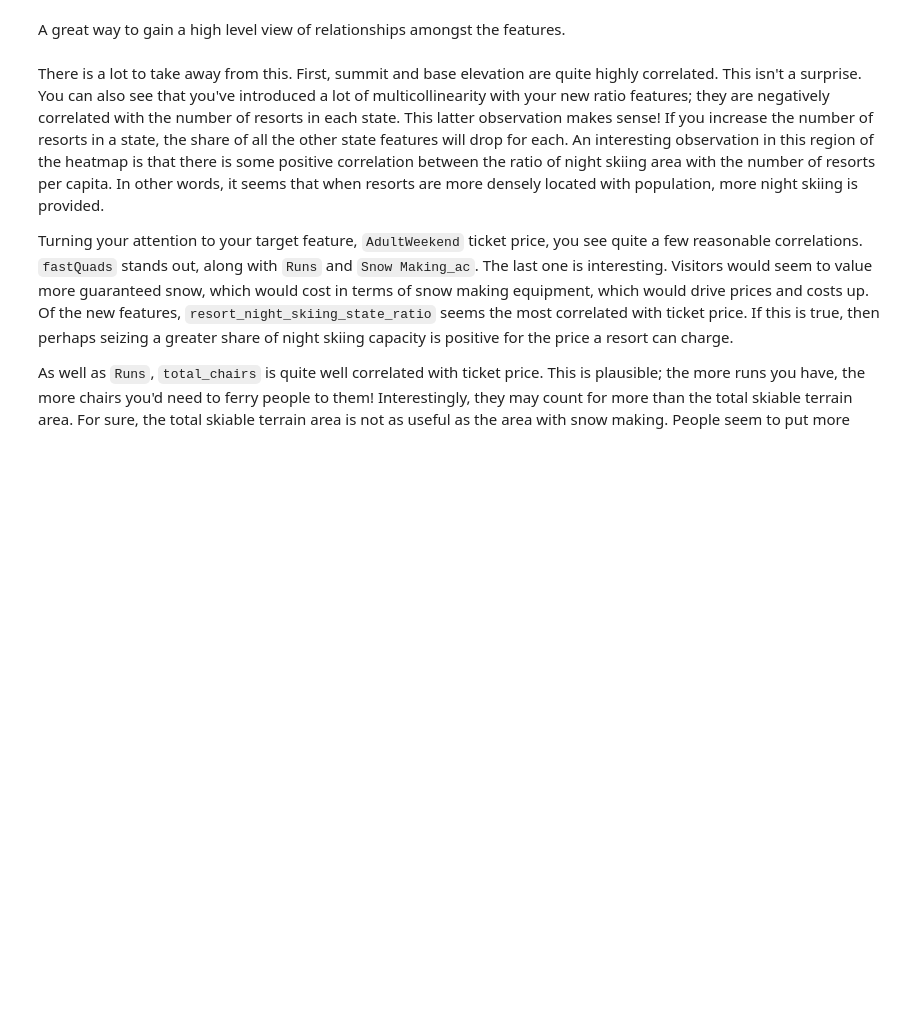
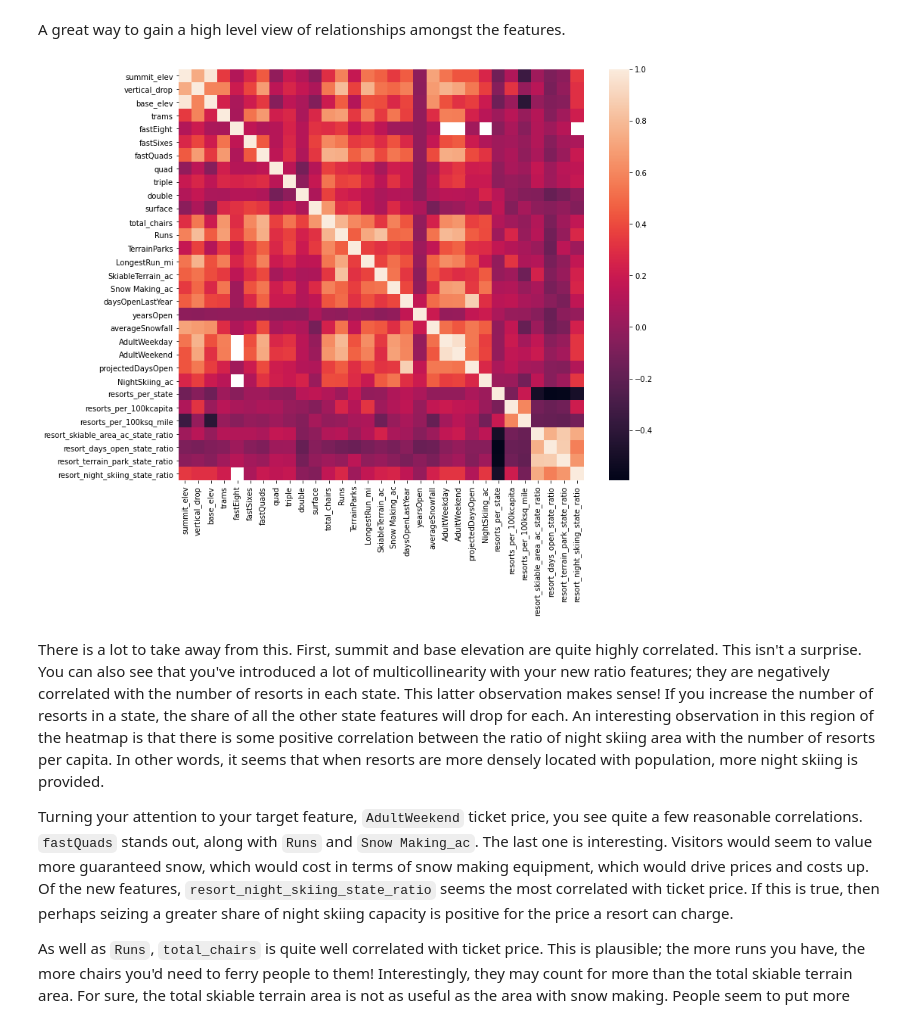
Before and after one commit to Draf09/DataScienceGuidedCapstone, a Jupyter notebook: Step Three - Exploratory Data Analysis/03_exploratory_data_analysis.ipynb, the cells around one changed output. Saved outputs shown, nothing was run; the diff lists cells and outputs as text; code cells hidden in the pictures; blank space fills up the shorter version.

```diff
--- a/Step Three - Exploratory Data Analysis/03_exploratory_data_analysis.ipynb
+++ b/Step Three - Exploratory Data Analysis/03_exploratory_data_analysis.ipynb
@@ -472,9 +757,11 @@ A great way to gain a high level view of relationships amongst the features.
 # %%
 #Code task 12#
 #Show a seaborn heatmap of correlations in ski_data
 #Hint: call pandas' `corr()` method on `ski_data` and pass that into `sns.heatmap`
 plt.subplots(figsize=(12,10))
-sns.___(ski_data.___);
+sns.heatmap(ski_data.corr());
+# %% [output]
+[figure, added]
 # %% [markdown]
 There is a lot to take away from this. First, summit and base elevation are quite highly correlated. This isn't a surprise. You can also see that you've introduced a lot of multicollinearity with your new ratio features; they are negatively correlated with the number of resorts in each state. This latter observation makes sense! If you increase the number of resorts in a state, the share of all the other state features will drop for each. An interesting observation in this region of the heatmap is that there is some positive correlation between the ratio of night skiing area with the number of resorts per capita. In other words, it seems that when resorts are more densely located with population, more night skiing is provided.
 
```
Also changed, not shown: parts of 45 cells of this notebook, 6 other files.
